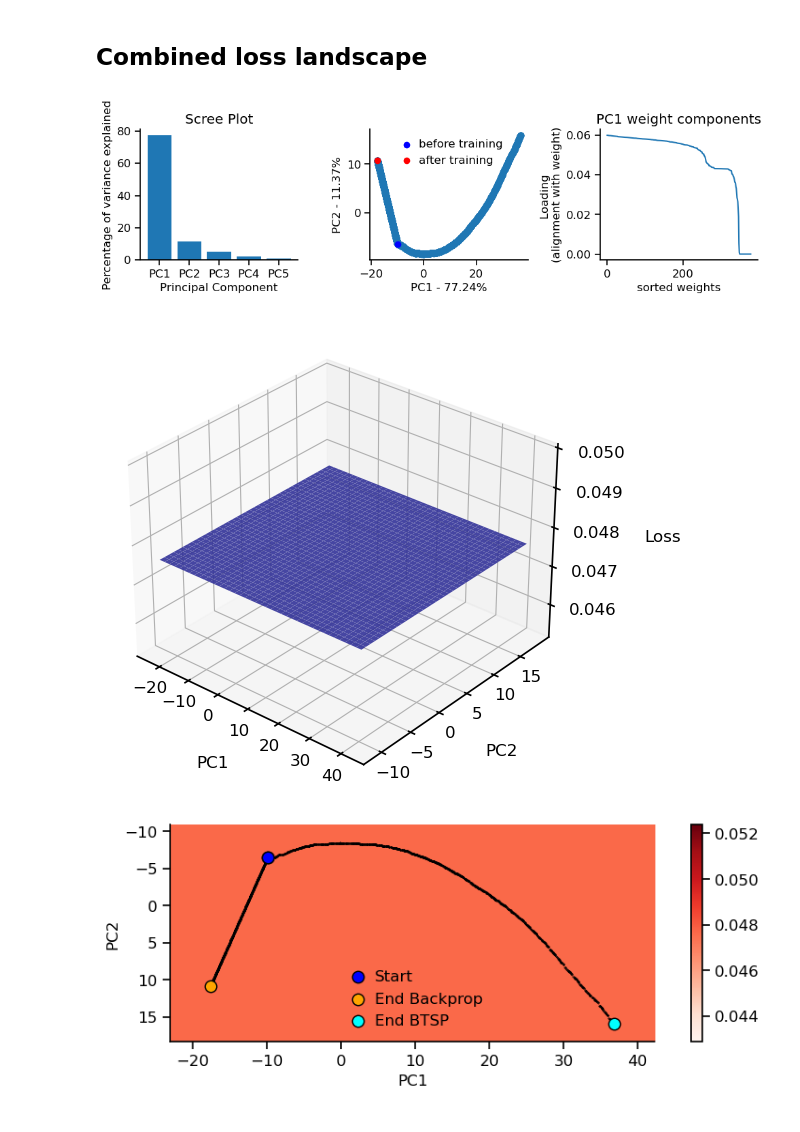
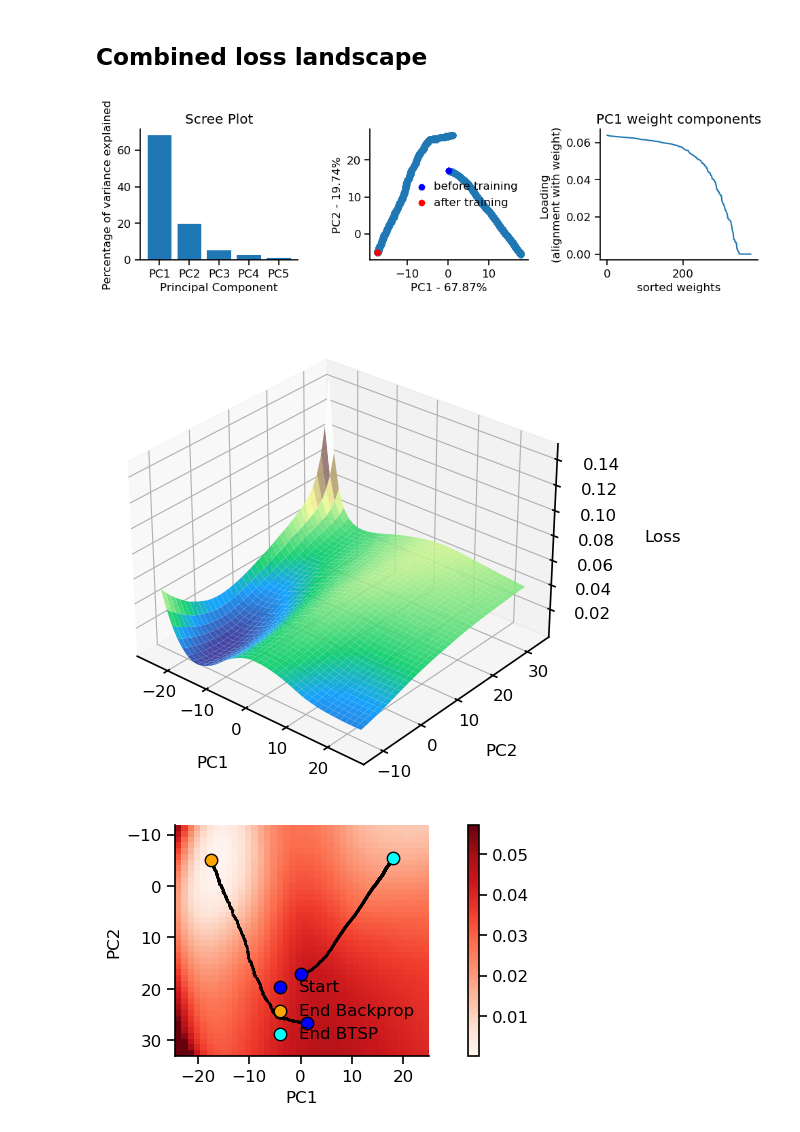
Before and after one commit to Milstein-Lab/EIANN, a Jupyter notebook: EIANN/notebooks/LossLandscape_1hidden_btspVSbackpropDale.ipynb, the cells around one changed output. Saved outputs shown, nothing was run; the diff lists cells and outputs as text; code cells hidden in the pictures.

Commit message:
updates to plotting + notebooks

```diff
--- a/EIANN/notebooks/LossLandscape_1hidden_btspVSbackpropDale.ipynb
+++ b/EIANN/notebooks/LossLandscape_1hidden_btspVSbackpropDale.ipynb
@@ -23,12 +23,18 @@ dataloader = DataLoader(list(zip(sample_indexes, dataset, target)),
 
 test_dataloader = DataLoader(list(zip(sample_indexes, dataset, target)),
                              batch_size = 21)
-epochs=100
+epochs=300
 seed=42
+
+weight_seeds = [65793, 65794, 65795, 65796, 65797]
+data_seeds = [257, 258, 259, 260, 261]
+
+seed = weight_seeds[0]
+data_seed = data_seeds[0]
 # %% [markdown]
 ### BTSP learning rule
 # %%
-network_config = ut.read_from_yaml('../optimize/data/20200830_EIANN_1_hidden_BTSP_config_A.yaml')
+network_config = ut.read_from_yaml('../config/loss_landscape_analysis/20221104_EIANN_1_hidden_BTSP_config_B.yaml')
 layer_config = network_config['layer_config']
 projection_config = network_config['projection_config']
 training_kwargs = network_config['training_kwargs']
@@ -94,5 +62,5 @@ tensor([ 0.0000e+00,  0.0000e+00, -9.5844e-05,  0.0000e+00,  1.8839e-02,
 # %%
-network_config = ut.read_from_yaml('../config/EIANN_1_hidden_backpropDale_1_inh_softplus_SGD_config_B.yaml')
+network_config = ut.read_from_yaml('../config/loss_landscape_analysis/EIANN_1_hidden_backprop_1_inh_softplus_SGD_config_B.yaml')
 
 layer_config = network_config['layer_config']
 projection_config = network_config['projection_config']
@@ -100,7 +68,7 @@ training_kwargs = network_config['training_kwargs']
 
 bp_network = Network(layer_config, projection_config, seed=seed, **training_kwargs)
 # %%
-# Initialize backprop net with same weights as BTSP init
-btsp_initial_state = btsp_network.param_history[0]
-btsp_initial_state = {key: btsp_initial_state[key] for key in bp_network.state_dict()}
-bp_network.load_state_dict(btsp_initial_state)
+# # Initialize backprop net with same weights as BTSP init
+# btsp_initial_state = btsp_network.param_history[0]
+# btsp_initial_state = {key: btsp_initial_state[key] for key in bp_network.state_dict()}
+# bp_network.load_state_dict(btsp_initial_state)
@@ -148,11 +106,11 @@ flat_param_history2,_ = pt.get_flat_param_history(bp_network.param_history)
 combined_param_history = torch.cat([flat_param_history1,flat_param_history2])
 pt.plot_param_history_PCs(combined_param_history)
 # %% [output]
-[figure, old version]
+[figure, new version]
 # %%
 btsp_network.name = 'BTSP'
 bp_network.name = 'Backprop'
-pt.plot_loss_landscape(test_dataloader, bp_network, btsp_network, num_points=40, extension=0.1)
+pt.plot_loss_landscape(test_dataloader, bp_network, btsp_network, num_points=40, extension=0.2)
 # %% [output]
-[figure, old version]
+[figure, new version]
-[figure, old version]
+[figure, new version]
```
Also changed, not shown: parts of 11 cells of this notebook, 6 other files.
